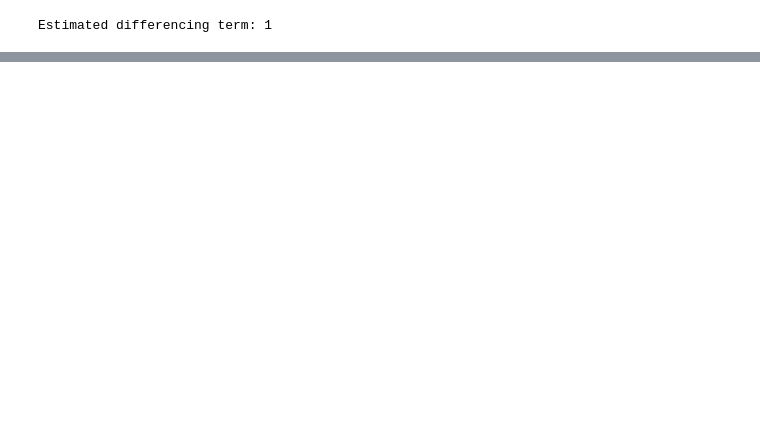
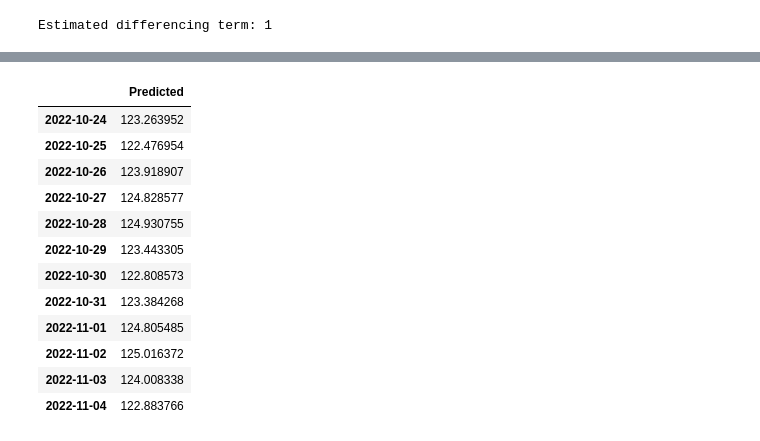
Before and after one commit to vsamarth/stock-prediction, a Jupyter notebook: arima.ipynb, the cells around one changed output, grey strips where cells are left out. Cells and saved outputs as stored; diff of their text form; code cells hidden in the pictures; blank space fills up the shorter version.

```diff
--- a/arima.ipynb
+++ b/arima.ipynb
@@ -154,0 +95,21 @@ final
+# %%
+preds = (model.predict(n_periods=12))
+
+predicted_df = pd.DataFrame(preds, columns=['Predicted'])
+predicted_df.index = pd.date_range(start='2022-10-24', periods=12, freq='D')
+
+predicted_df
+# %% [output]
+|  | Predicted |
+| 2022-10-24 | 123.263952 |
+| 2022-10-25 | 122.476954 |
+| 2022-10-26 | 123.918907 |
+| 2022-10-27 | 124.828577 |
+| 2022-10-28 | 124.930755 |
+| 2022-10-29 | 123.443305 |
+| 2022-10-30 | 122.808573 |
+| 2022-10-31 | 123.384268 |
+| 2022-11-01 | 124.805485 |
+| 2022-11-02 | 125.016372 |
+| 2022-11-03 | 124.008338 |
+| 2022-11-04 | 122.883766 |
```
Also changed, not shown: parts of 10 cells of this notebook.
